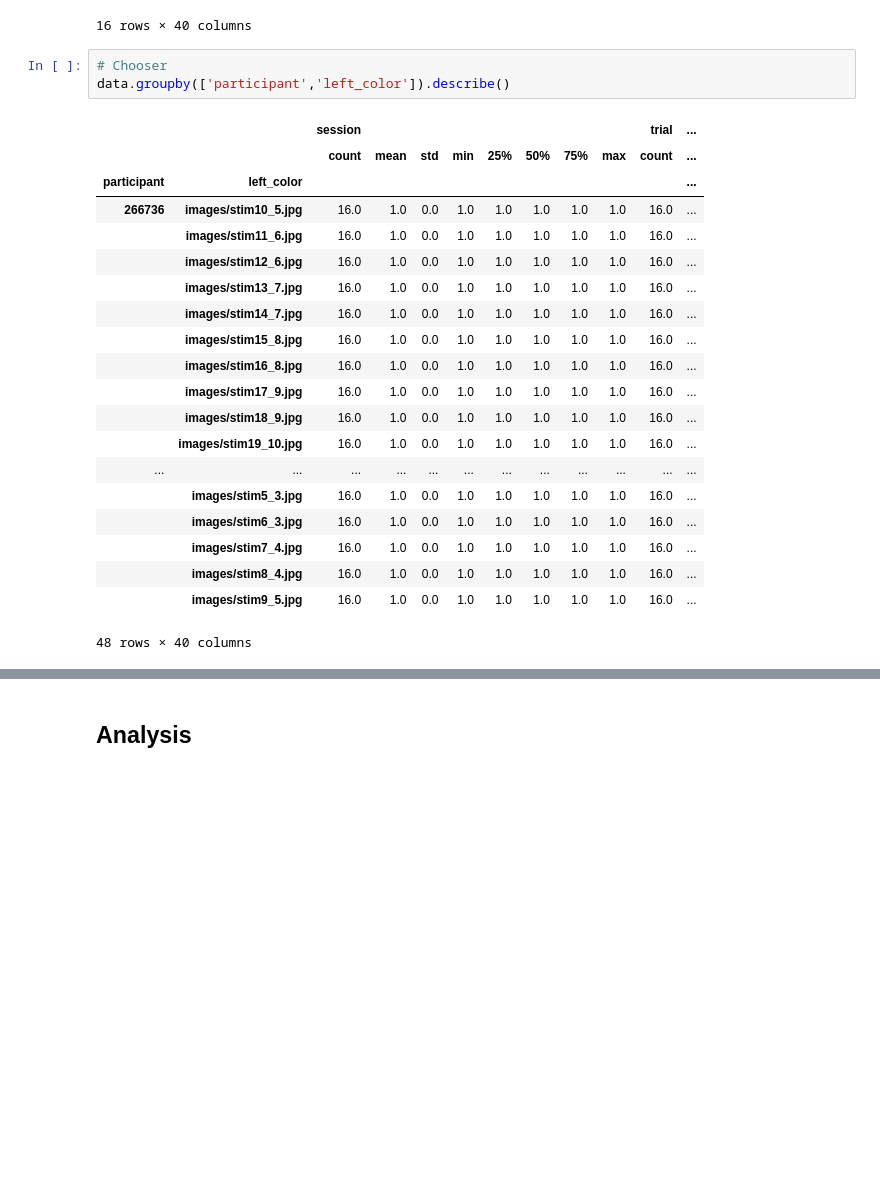
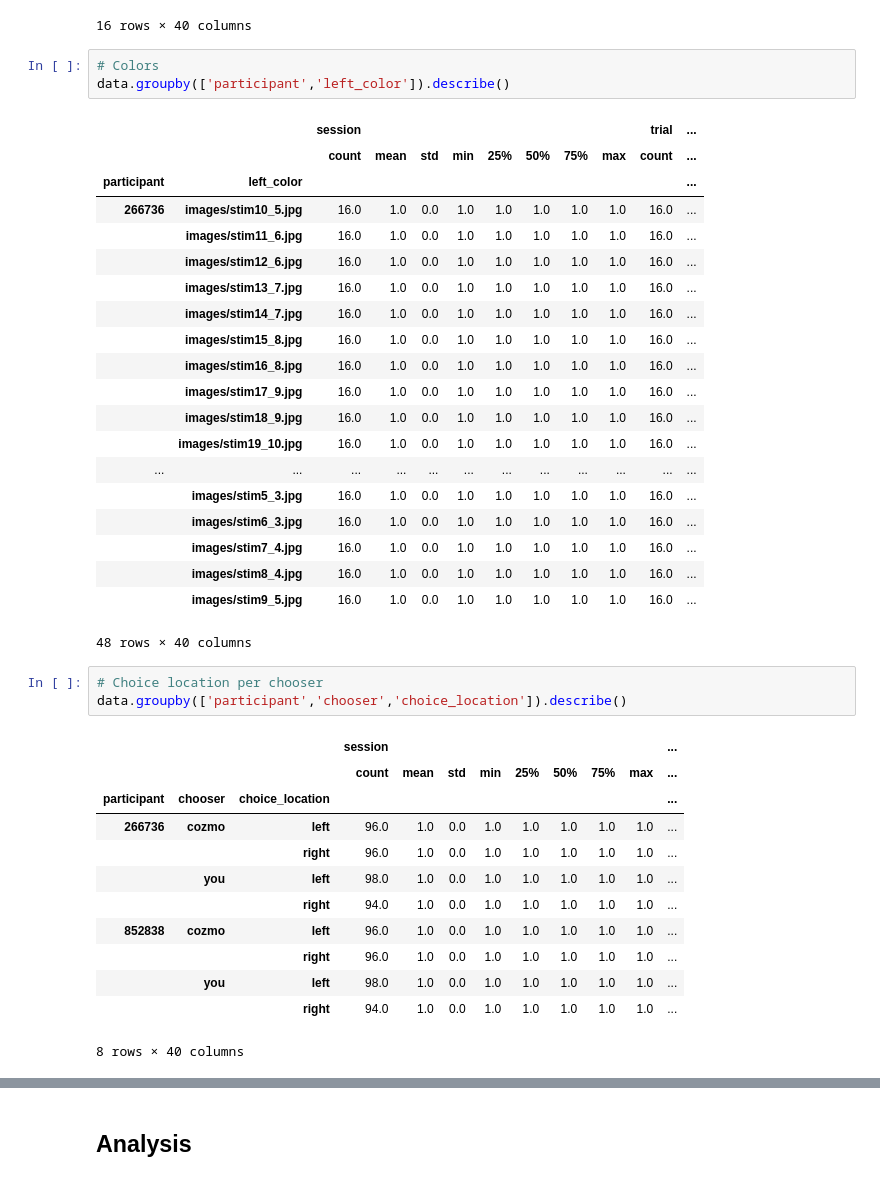
Before and after one commit to anjaghub/master_thesis, a Jupyter notebook: analysis.ipynb, the cells around one changed output, grey strips where cells are left out. Saved outputs shown, nothing was run; the diff lists cells and outputs as text; blank space fills up the shorter version.

```diff
--- a/analysis.ipynb
+++ b/analysis.ipynb
@@ -57,7 +55,7 @@ data.groupby(['participant','identifier_chooser_owner_value_corr']).describe()
 |  | you_you_win | 49.0 | 1.0 | 0.0 | 1.0 | 1.0 | 1.0 | 1.0 | 1.0 | ... |
 16 rows × 40 columns
 # %%
-# Chooser
+# Colors
 data.groupby(['participant','left_color']).describe()
 # %% [output]
 |  |  | session |  |  |  |  |  |  |  | trial | ... |
@@ -80,3 +78,19 @@ data.groupby(['participant','left_color']).describe()
 |  | images/stim8_4.jpg | 16.0 | 1.0 | 0.0 | 1.0 | 1.0 | 1.0 | 1.0 | 1.0 | 16.0 | ... |
 |  | images/stim9_5.jpg | 16.0 | 1.0 | 0.0 | 1.0 | 1.0 | 1.0 | 1.0 | 1.0 | 16.0 | ... |
 48 rows × 40 columns
+# %%
+# Choice location per chooser
+data.groupby(['participant','chooser','choice_location']).describe()
+# %% [output]
+|  |  |  | session |  |  |  |  |  |  |  | ... |
+|  |  |  | count | mean | std | min | 25% | 50% | 75% | max | ... |
+| participant | chooser | choice_location |  |  |  |  |  |  |  |  | ... |
+| 266736 | cozmo | left | 96.0 | 1.0 | 0.0 | 1.0 | 1.0 | 1.0 | 1.0 | 1.0 | ... |
+|  |  | right | 96.0 | 1.0 | 0.0 | 1.0 | 1.0 | 1.0 | 1.0 | 1.0 | ... |
+|  | you | left | 98.0 | 1.0 | 0.0 | 1.0 | 1.0 | 1.0 | 1.0 | 1.0 | ... |
+|  |  | right | 94.0 | 1.0 | 0.0 | 1.0 | 1.0 | 1.0 | 1.0 | 1.0 | ... |
+| 852838 | cozmo | left | 96.0 | 1.0 | 0.0 | 1.0 | 1.0 | 1.0 | 1.0 | 1.0 | ... |
+|  |  | right | 96.0 | 1.0 | 0.0 | 1.0 | 1.0 | 1.0 | 1.0 | 1.0 | ... |
+|  | you | left | 98.0 | 1.0 | 0.0 | 1.0 | 1.0 | 1.0 | 1.0 | 1.0 | ... |
+|  |  | right | 94.0 | 1.0 | 0.0 | 1.0 | 1.0 | 1.0 | 1.0 | 1.0 | ... |
+8 rows × 40 columns
```
Also changed, not shown: parts of 12 cells of this notebook, 1 other file.
